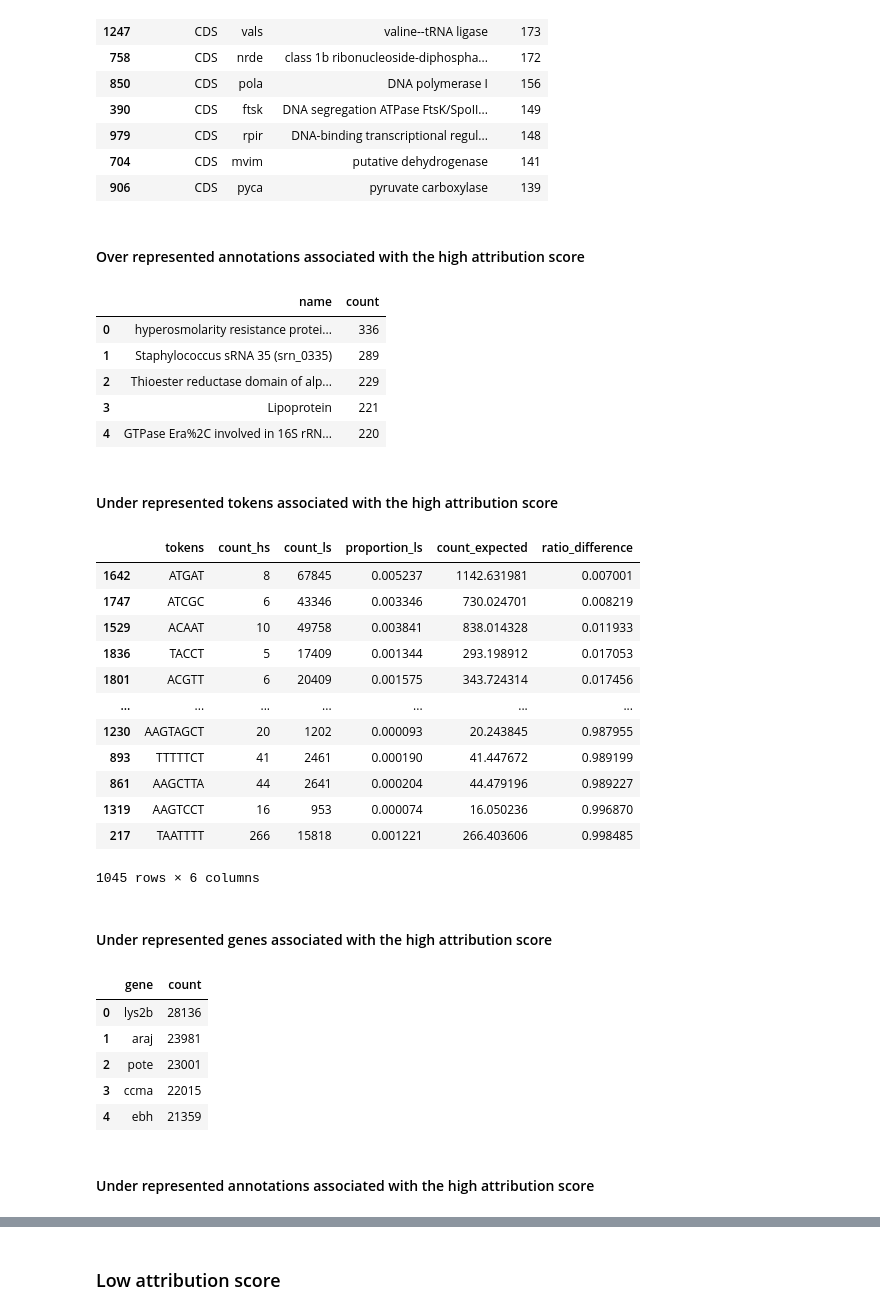
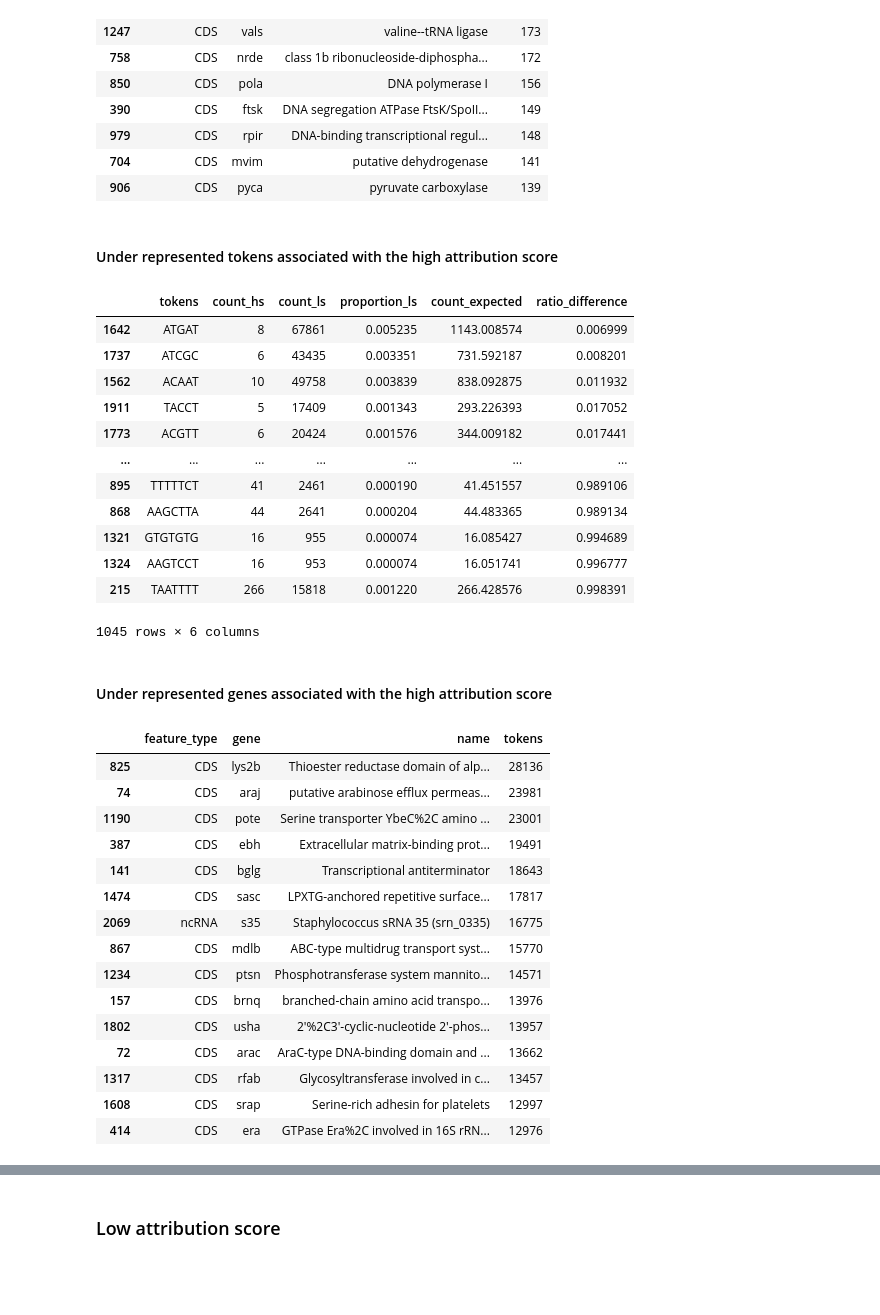
Before and after one commit to ryashpal/alfred-data-analysis, a Jupyter notebook: notebooks/genome_nlp_tokens/statistical_analysis_for_token_attribution_scores.ipynb, the cells around one changed output, grey strips where cells are left out. Cells and saved outputs as stored; diff of their text form; code cells hidden in the pictures; blank space fills up the shorter version.

```diff
--- a/notebooks/genome_nlp_tokens/statistical_analysis_for_token_attribution_scores.ipynb
+++ b/notebooks/genome_nlp_tokens/statistical_analysis_for_token_attribution_scores.ipynb
@@ -94,7 +94,7 @@ overlappingDf = overlappingDf.merge(
 overlappingDf = overlappingDf.drop_duplicates()
 overlappingDf = overlappingDf[overlappingDf.tokens.apply(lambda x: (len(x) >= 5))].reset_index()
 overlappingDf['gene'] = overlappingDf.gene.str.lower()
-overlappingDf = overlappingDf[overlappingDf.feature_type.isin(['CDS', 'ncRNA', 'oriC', 'regulatory_region', 'oriT'])]
+# overlappingDf = overlappingDf[overlappingDf.feature_type.isin(['CDS', 'ncRNA', 'oriC', 'regulatory_region', 'oriT'])]
 overlappingDf
 # %% [output]
 |  | index | contig_id | start_position | end_position | tokens | score | feature_type | id | name | ... |
@@ -199,17 +198,6 @@ tempDf[['tokens', 'feature_type', 'gene', 'name']].groupby(by=['feature_type', '
 | 979 | CDS | rpir | DNA-binding transcriptional regul... | 148 |
 | 704 | CDS | mvim | putative dehydrogenase | 141 |
 | 906 | CDS | pyca | pyruvate carboxylase | 139 |
-# %% [markdown]
-#### Over represented annotations associated with the high attribution score
-# %%
-overrepresentedTokensDf.merge(overlappingDf[['tokens', 'id', 'name', 'gene']], how='inner', on=['tokens']).name.value_counts().reset_index()[:5]
-# %% [output]
-|  | name | count |
-| 0 | hyperosmolarity resistance protei... | 336 |
-| 1 | Staphylococcus sRNA 35 (srn_0335) | 289 |
-| 2 | Thioester reductase domain of alp... | 229 |
-| 3 | Lipoprotein | 221 |
-| 4 | GTPase Era%2C involved in 16S rRN... | 220 |
 # %% [markdown]
 #### Under represented tokens associated with the high attribution score
 # %%
@@ -217,28 +205,39 @@ underrepresentedTokensDf = filteredOverlappingDf.sort_values(by=['ratio_differen
 underrepresentedTokensDf
 # %% [output]
 |  | tokens | count_hs | count_ls | proportion_ls | count_expected | ratio_difference |
-| 1642 | ATGAT | 8 | 67845 | 0.005237 | 1142.631981 | 0.007001 |
-| 1747 | ATCGC | 6 | 43346 | 0.003346 | 730.024701 | 0.008219 |
-| 1529 | ACAAT | 10 | 49758 | 0.003841 | 838.014328 | 0.011933 |
-| 1836 | TACCT | 5 | 17409 | 0.001344 | 293.198912 | 0.017053 |
-| 1801 | ACGTT | 6 | 20409 | 0.001575 | 343.724314 | 0.017456 |
+| 1642 | ATGAT | 8 | 67861 | 0.005235 | 1143.008574 | 0.006999 |
+| 1737 | ATCGC | 6 | 43435 | 0.003351 | 731.592187 | 0.008201 |
+| 1562 | ACAAT | 10 | 49758 | 0.003839 | 838.092875 | 0.011932 |
+| 1911 | TACCT | 5 | 17409 | 0.001343 | 293.226393 | 0.017052 |
+| 1773 | ACGTT | 6 | 20424 | 0.001576 | 344.009182 | 0.017441 |
 | ... | ... | ... | ... | ... | ... | ... |
-| 1230 | AAGTAGCT | 20 | 1202 | 0.000093 | 20.243845 | 0.987955 |
-| 893 | TTTTTCT | 41 | 2461 | 0.000190 | 41.447672 | 0.989199 |
-| 861 | AAGCTTA | 44 | 2641 | 0.000204 | 44.479196 | 0.989227 |
-| 1319 | AAGTCCT | 16 | 953 | 0.000074 | 16.050236 | 0.996870 |
-| 217 | TAATTTT | 266 | 15818 | 0.001221 | 266.403606 | 0.998485 |
+| 895 | TTTTTCT | 41 | 2461 | 0.000190 | 41.451557 | 0.989106 |
+| 868 | AAGCTTA | 44 | 2641 | 0.000204 | 44.483365 | 0.989134 |
+| 1321 | GTGTGTG | 16 | 955 | 0.000074 | 16.085427 | 0.994689 |
+| 1324 | AAGTCCT | 16 | 953 | 0.000074 | 16.051741 | 0.996777 |
+| 215 | TAATTTT | 266 | 15818 | 0.001220 | 266.428576 | 0.998391 |
 1045 rows × 6 columns
 # %% [markdown]
 #### Under represented genes associated with the high attribution score
 # %%
-underrepresentedTokensDf.merge(overlappingDf[['tokens', 'id', 'name', 'gene']], how='inner', on=['tokens']).gene.value_counts().reset_index()[:5]
+tempDf = underrepresentedTokensDf.merge(overlappingDf[['tokens', 'feature_type', 'id', 'name', 'gene']], how='inner', on=['tokens'])
+
+tempDf[['tokens', 'feature_type', 'gene', 'name']].groupby(by=['feature_type', 'gene', 'name']).agg('count').reset_index().sort_values(by=['tokens'], ascending=False)[:15]
+# gene.value_counts().reset_index()[:5]
 # %% [output]
-|  | gene | count |
-| 0 | lys2b | 28136 |
-| 1 | araj | 23981 |
-| 2 | pote | 23001 |
-| 3 | ccma | 22015 |
-| 4 | ebh | 21359 |
+|  | feature_type | gene | name | tokens |
+| 825 | CDS | lys2b | Thioester reductase domain of alp... | 28136 |
+| 74 | CDS | araj | putative arabinose efflux permeas... | 23981 |
+| 1190 | CDS | pote | Serine transporter YbeC%2C amino ... | 23001 |
+| 387 | CDS | ebh | Extracellular matrix-binding prot... | 19491 |
+| 141 | CDS | bglg | Transcriptional antiterminator | 18643 |
+| 1474 | CDS | sasc | LPXTG-anchored repetitive surface... | 17817 |
+| 2069 | ncRNA | s35 | Staphylococcus sRNA 35 (srn_0335) | 16775 |
+| 867 | CDS | mdlb | ABC-type multidrug transport syst... | 15770 |
+| 1234 | CDS | ptsn | Phosphotransferase system mannito... | 14571 |
+| 157 | CDS | brnq | branched-chain amino acid transpo... | 13976 |
+| 1802 | CDS | usha | 2'%2C3'-cyclic-nucleotide 2'-phos... | 13957 |
+| 72 | CDS | arac | AraC-type DNA-binding domain and ... | 13662 |
+| 1317 | CDS | rfab | Glycosyltransferase involved in c... | 13457 |
+| 1608 | CDS | srap | Serine-rich adhesin for platelets | 12997 |
+| 414 | CDS | era | GTPase Era%2C involved in 16S rRN... | 12976 |
-# %% [markdown]
-#### Under represented annotations associated with the high attribution score
```
Also changed, not shown: parts of 16 cells of this notebook.
